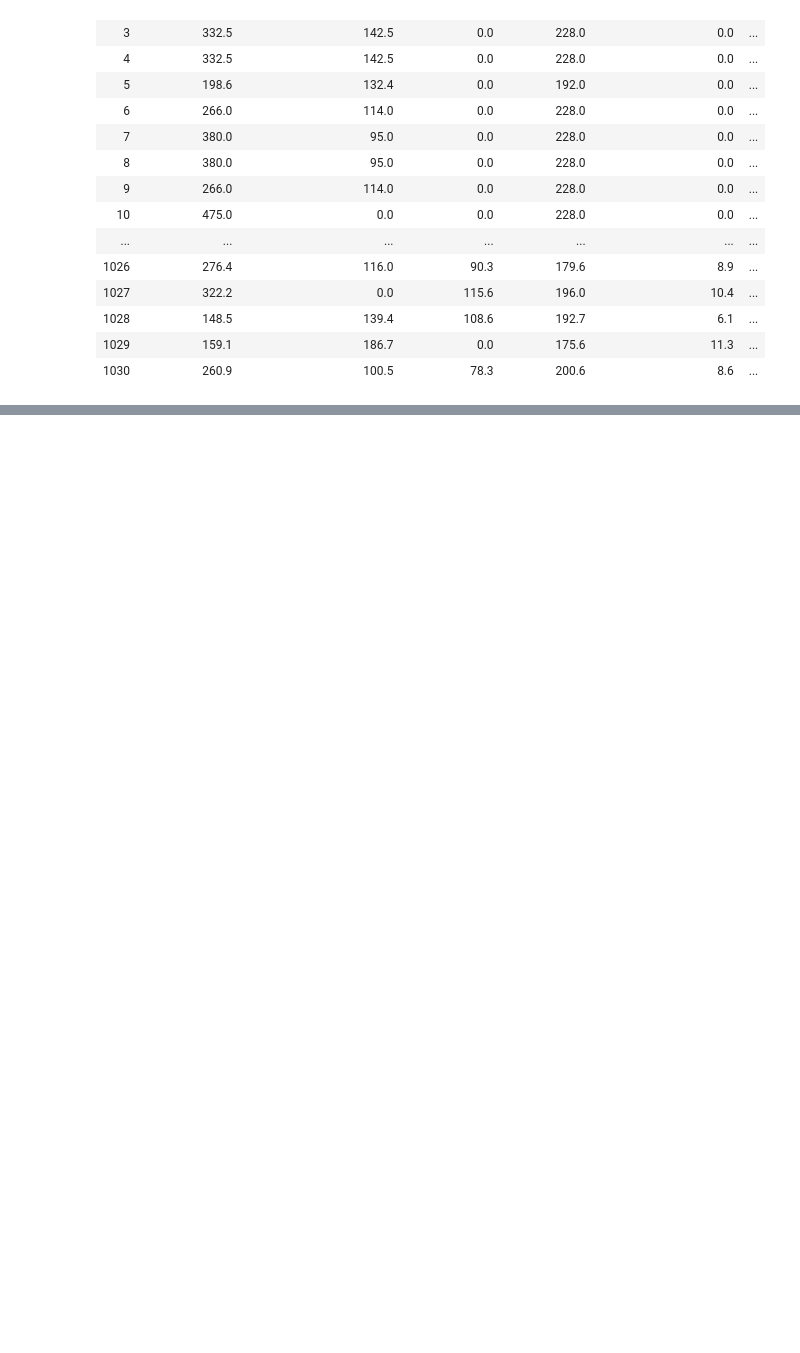
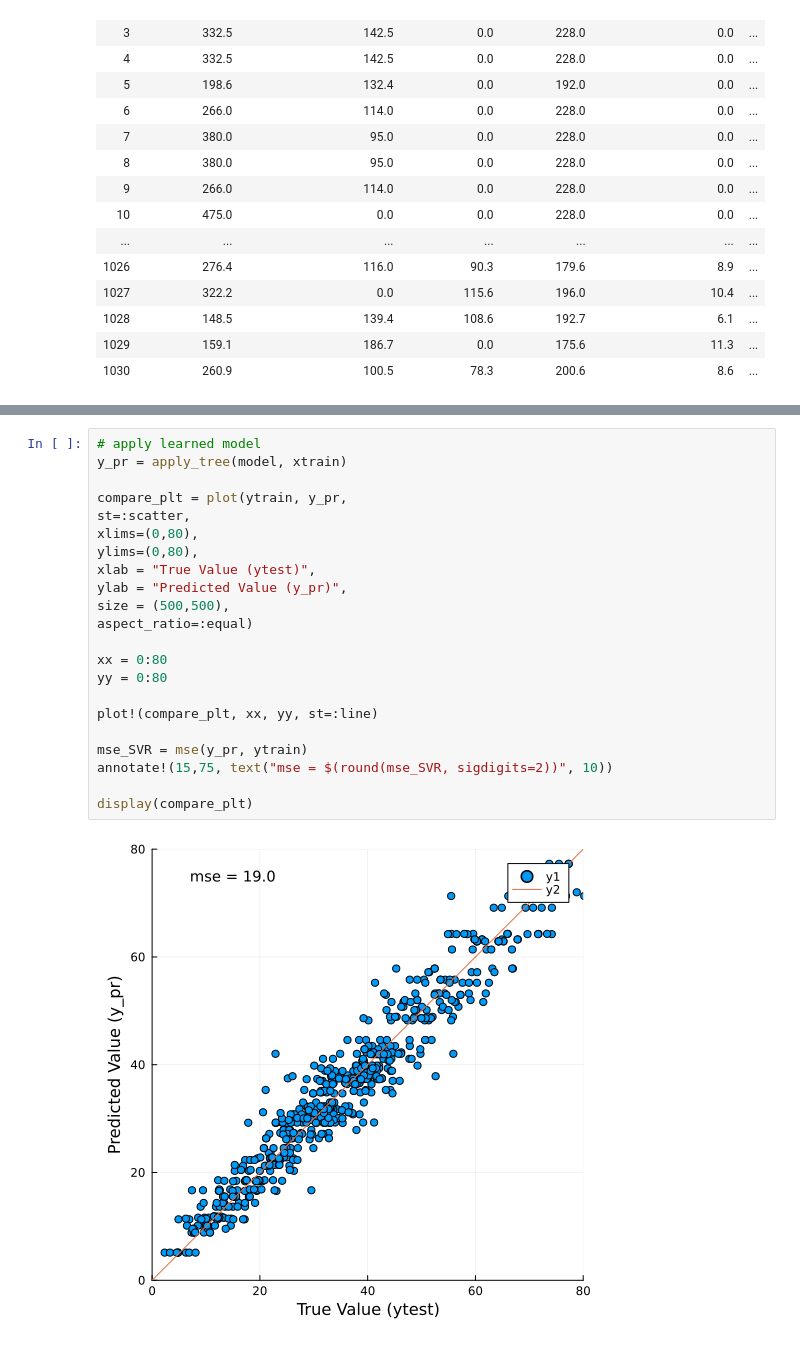
Before and after one commit to uiceds/cee-492-term-project-fall-2022-team-online, a Jupyter notebook: reference/1-Random Forest/tree.ipynb, the cells around one changed output, grey strips where cells are left out. Saved outputs shown, nothing was run; the diff lists cells and outputs as text; blank space fills up the shorter version.

```diff
--- a/reference/1-Random Forest/tree.ipynb
+++ b/reference/1-Random Forest/tree.ipynb
@@ -90,3 +91,27 @@ Depth:  11
+# %%
+# apply learned model
+y_pr = apply_tree(model, xtrain)
+
+compare_plt = plot(ytrain, y_pr,
+st=:scatter,
+xlims=(0,80),
+ylims=(0,80),
+xlab = "True Value (ytest)",
+ylab = "Predicted Value (y_pr)",
+size = (500,500),
+aspect_ratio=:equal)
+
+xx = 0:80
+yy = 0:80
+
+plot!(compare_plt, xx, yy, st=:line)
+
+mse_SVR = mse(y_pr, ytrain)
+annotate!(15,75, text("mse = $(round(mse_SVR, sigdigits=2))", 10))
+
+display(compare_plt)
+# %% [output]
+[figure, added]
 # %%
 # apply learned model
 y_pr = apply_tree(model, xtest)
```
Also changed, not shown: parts of 9 cells of this notebook, 1 other file.
